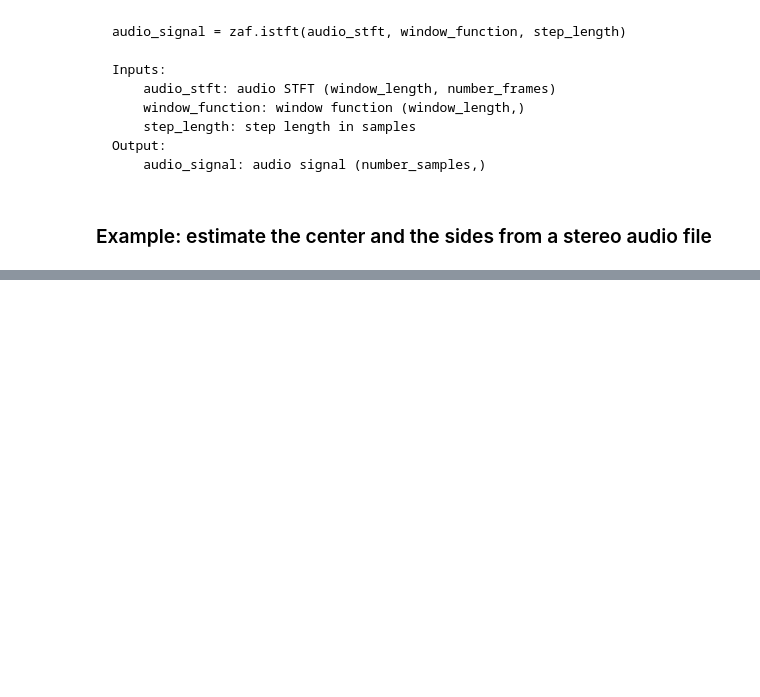
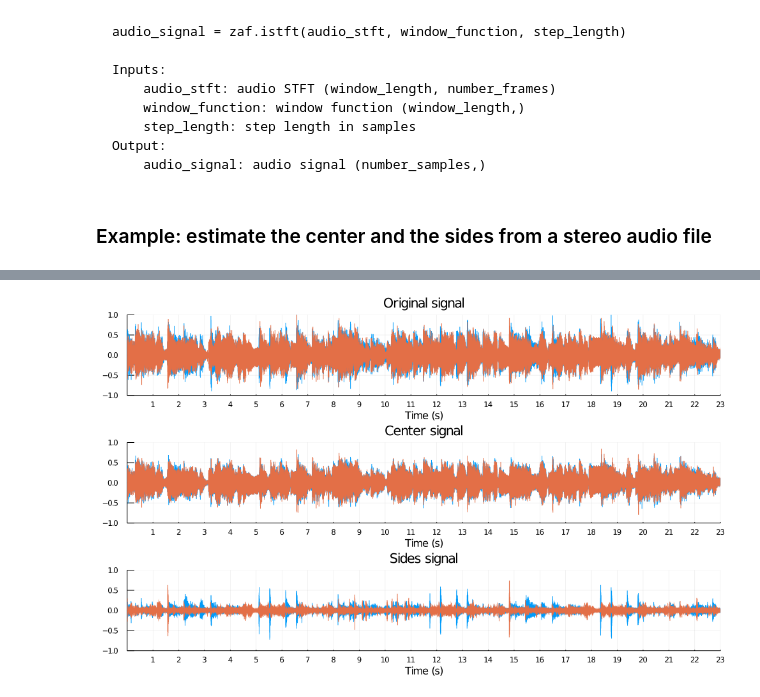
Before and after one commit to zafarrafii/Zaf-Julia, a Jupyter notebook: examples.ipynb, the cells around one changed output, grey strips where cells are left out. Drawn from its saved outputs; the diff is of its cells as text; code cells hidden in the pictures; blank space fills up the shorter version.

```diff
--- a/examples.ipynb
+++ b/examples.ipynb
@@ -138,7 +139,7 @@ center_signal1 = zaf.istft(center_stft1, window_function, step_length);
 center_signal2 = zaf.istft(center_stft2, window_function, step_length);
 
 # Derive the final stereo center and sides signals
-center_signal = [center_signal1, center_signal2];
+center_signal = hcat(center_signal1, center_signal2);
 center_signal = center_signal[1:size(audio_signal, 1), :];
 sides_signal = audio_signal-center_signal;
 
@@ -148,12 +149,11 @@ wavwrite(sides_signal, "sides_signal.wav", Fs=sampling_frequency);
 
 # Display the original, center, and sides signals in seconds
 xtick_step = 1
-zaf.sigplot(audio_spectrogram, length(audio_signal), sampling_frequency, xtick_step, ytick_step)
-
-heatmap!(title = "Spectrogram (dB)", size = (990, 600))
-
-time_signal = (1:size(audio_signal, 1))/sample_rate;
-audio_plot = plot(time_signal, audio_signal, xlabel="Time (s)", title="Original Signal");
-center_plot = plot(time_signal, center_signal, xlabel="Time (s)", title="Center Signal");
-sides_plot = plot(time_signal, sides_signal, xlabel="Time (s)", title="Sides Signal");
-plot(audio_plot, center_plot, sides_plot, layout=(3,1), legend=false)
+plot_object1 = zaf.sigplot(audio_signal, sampling_frequency, xtick_step);
+plot!(ylims = (-1, 1), title = "Original signal")
+plot_object2 = zaf.sigplot(center_signal, sampling_frequency, xtick_step);
+plot!(ylims = (-1, 1), title = "Center signal")
+plot_object3 = zaf.sigplot(sides_signal, sampling_frequency, xtick_step);
+plot!(ylims = (-1, 1), title = "Sides signal")
+plot(plot_object1, plot_object2, plot_object3, layout = (3, 1), size = (990, 600))
+# %% [output]
@@ -159,0 +161 @@ plot(audio_plot, center_plot, sides_plot, layout=(3,1), legend=false)
+[figure, added]
```
Also changed, not shown: parts of 2 cells of this notebook, 2 other files.
